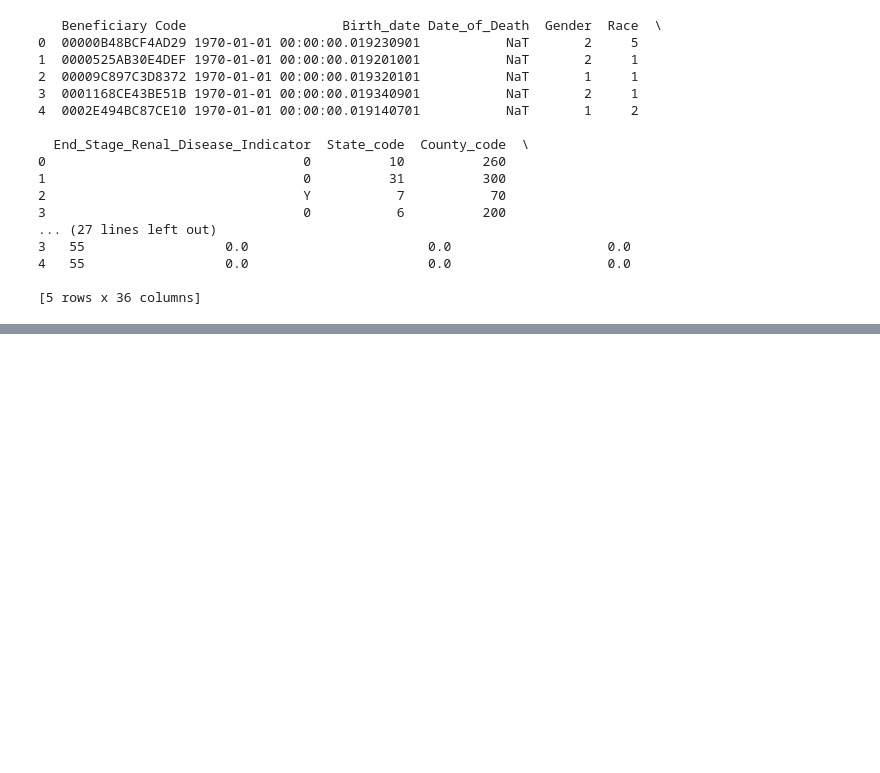
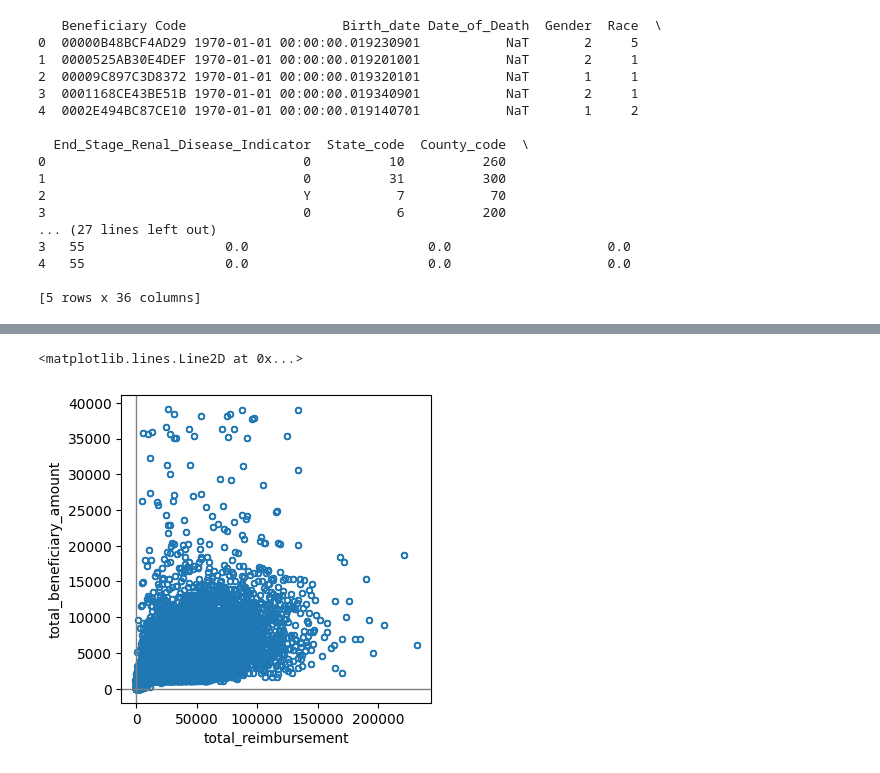
Before and after one commit to phyoung97/ClaimsAI, a Jupyter notebook: notebooks/EDA.ipynb, the cells around one changed output, grey strips where cells are left out. Drawn from its saved outputs; the diff is of its cells as text; code cells hidden in the pictures; blank space fills up the shorter version.

```diff
--- a/notebooks/EDA.ipynb
+++ b/notebooks/EDA.ipynb
@@ -490,0 +499,9 @@ sns.heatmap(numeric_df.corr(), vmin=-1, vmax=1, cmap=sns.diverging_palette(20,22
+# %%
+ax = numeric_df.plot.scatter(x='total_reimbursement',y='total_beneficiary_amount',figsize=(4,4), marker='$\u25EF$')
+ax.set_xlabel('total_reimbursement')
+ax.set_ylabel('total_beneficiary_amount')
+ax.axhline(0, color='grey', lw=1)
+ax.axvline(0, color='grey', lw=1)
+# %% [output]
+<matplotlib.lines.Line2D at 0x...>
+[figure, added]
```
Also changed, not shown: parts of 13 cells of this notebook.
